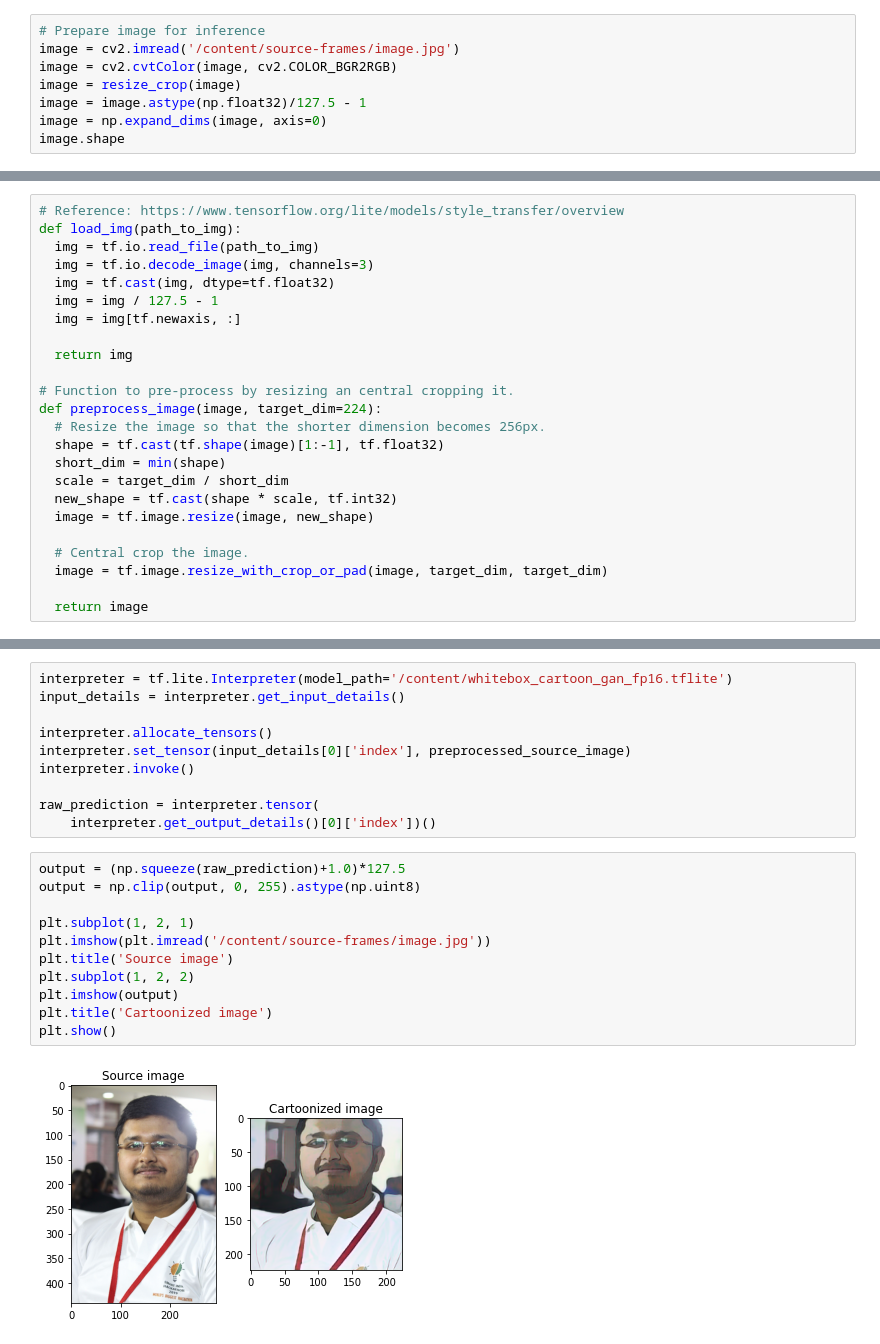
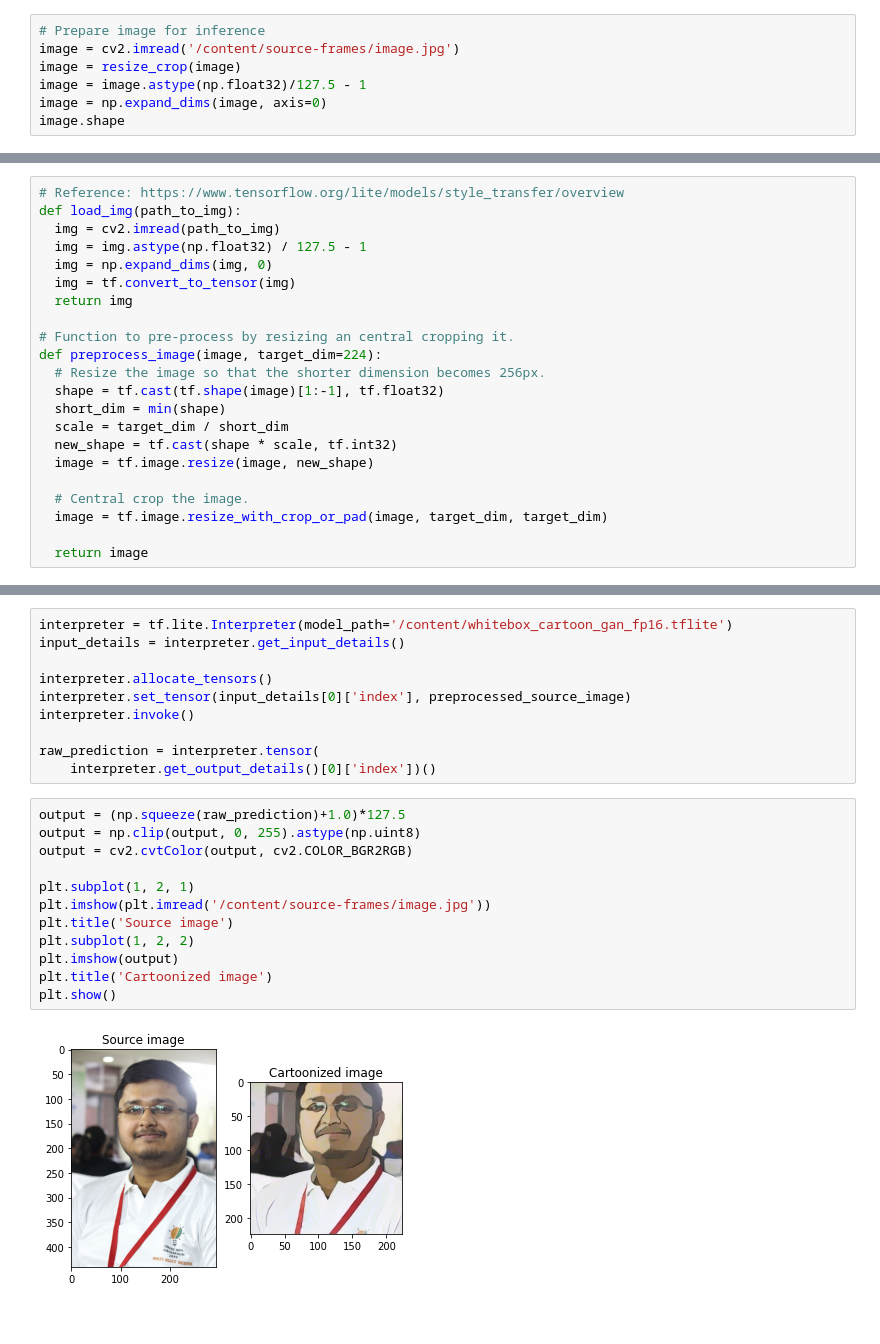
Before and after one commit to sayakpaul/Adventures-in-TensorFlow-Lite, a Jupyter notebook: CartoonGAN_TFLite.ipynb, the cells around one changed output, grey strips where cells are left out. Cells and saved outputs as stored; diff of their text form.

```diff
--- a/CartoonGAN_TFLite.ipynb
+++ b/CartoonGAN_TFLite.ipynb
@@ -320,7 +323,6 @@ def resize_crop(image):
 # %%
 # Prepare image for inference
 image = cv2.imread('/content/source-frames/image.jpg')
-image = cv2.cvtColor(image, cv2.COLOR_BGR2RGB)
 image = resize_crop(image)
 image = image.astype(np.float32)/127.5 - 1
 image = np.expand_dims(image, axis=0)
@@ -371,12 +374,10 @@ plt.show()
 # %%
 # Reference: https://www.tensorflow.org/lite/models/style_transfer/overview
 def load_img(path_to_img):
-  img = tf.io.read_file(path_to_img)
-  img = tf.io.decode_image(img, channels=3)
-  img = tf.cast(img, dtype=tf.float32)
-  img = img / 127.5 - 1
-  img = img[tf.newaxis, :]
-
+  img = cv2.imread(path_to_img)
+  img = img.astype(np.float32) / 127.5 - 1
+  img = np.expand_dims(img, 0)
+  img = tf.convert_to_tensor(img)
   return img
 
 # Function to pre-process by resizing an central cropping it.
@@ -411,13 +412,14 @@ raw_prediction = interpreter.tensor(
 # %%
 output = (np.squeeze(raw_prediction)+1.0)*127.5
 output = np.clip(output, 0, 255).astype(np.uint8)
+output = cv2.cvtColor(output, cv2.COLOR_BGR2RGB)
 
 plt.subplot(1, 2, 1)
 plt.imshow(plt.imread('/content/source-frames/image.jpg'))
 plt.title('Source image')
 plt.subplot(1, 2, 2)
 plt.imshow(output)
 plt.title('Cartoonized image')
 plt.show()
 # %% [output]
-[figure, old version]
+[figure, new version]
```
Also changed, not shown: parts of 14 cells of this notebook.
